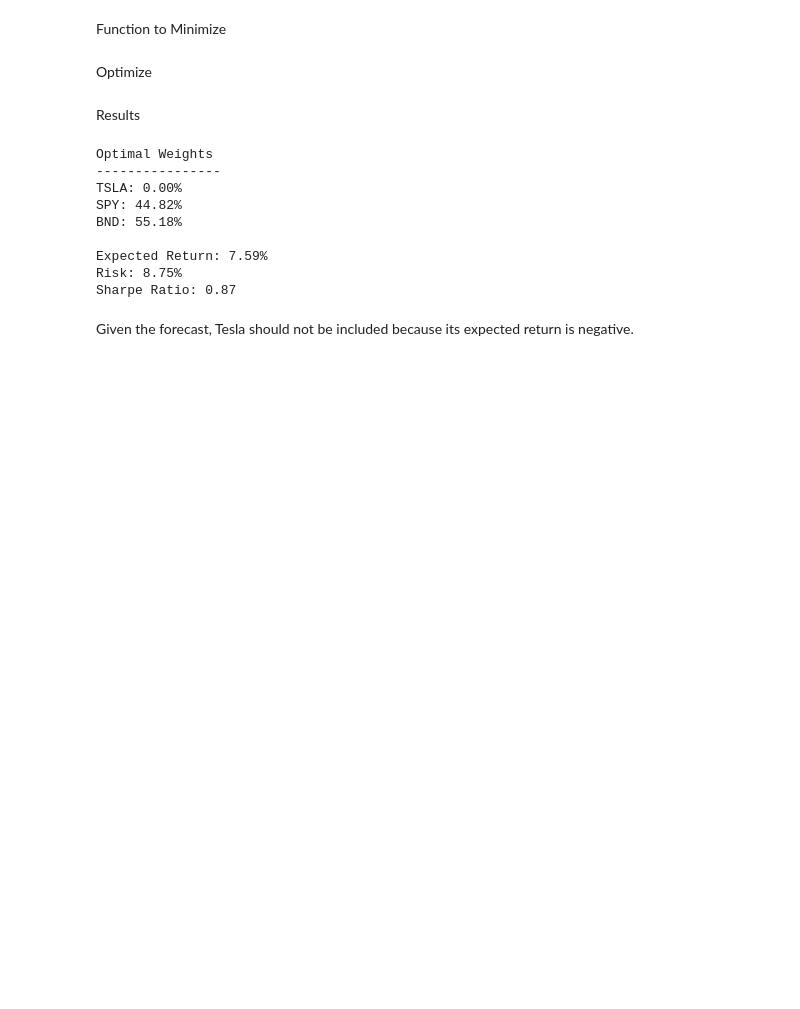
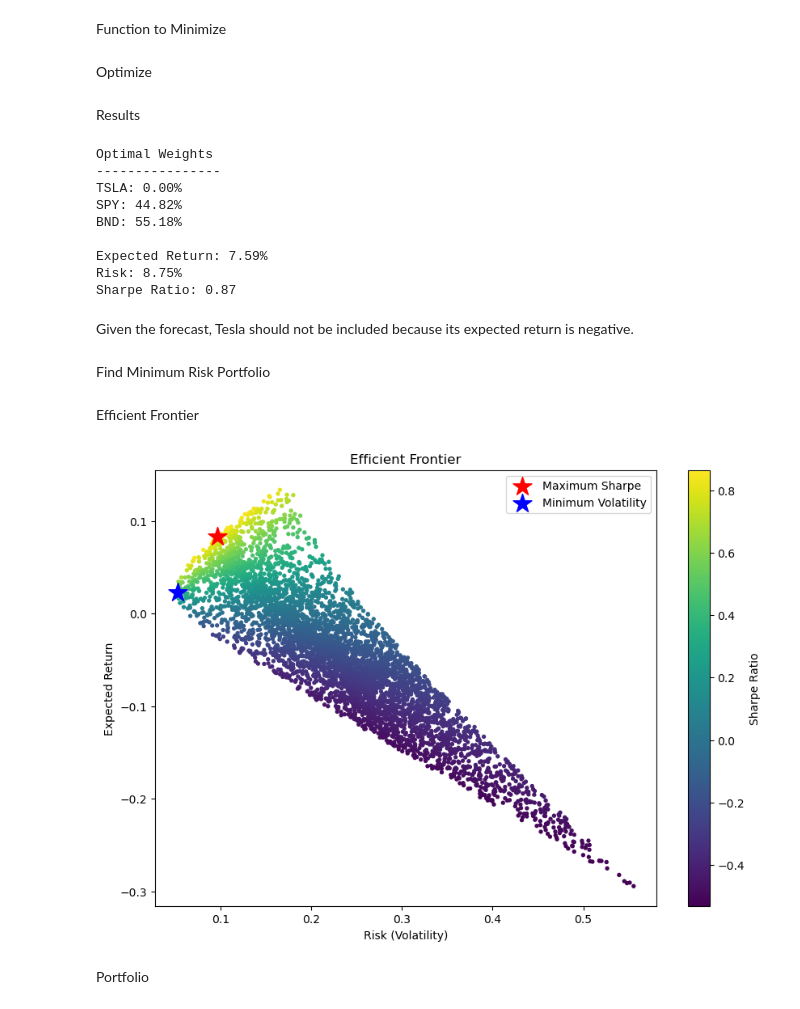
Before and after one commit to Dana-21-21/portfolio-optimization, a Jupyter notebook: notebooks/Task4_Portfolio_Optimization.ipynb, the cells around one changed output. Saved outputs shown, nothing was run; the diff lists cells and outputs as text; code cells hidden in the pictures; blank space fills up the shorter version.

Commit message:
Optimize Portfolio Based on Forecast

```diff
--- a/notebooks/Task4_Portfolio_Optimization.ipynb
+++ b/notebooks/Task4_Portfolio_Optimization.ipynb
@@ -270,0 +289,64 @@ weights_record = []
+# %%
+best_idx = np.argmax(results[2])
+
+best_return = results[0, best_idx]
+
+best_risk = results[1, best_idx]
+
+best_weights = weights_record[best_idx]
+# %% [markdown]
+Find Minimum Risk Portfolio
+# %%
+min_idx = np.argmin(results[1])
+
+min_return = results[0, min_idx]
+
+min_risk = results[1, min_idx]
+
+min_weights = weights_record[min_idx]
+# %% [markdown]
+Efficient Frontier
+# %%
+plt.figure(figsize=(10,7))
+
+plt.scatter(
+    results[1],
+    results[0],
+    c=results[2],
+    cmap="viridis",
+    s=8
+)
+
+plt.colorbar(label="Sharpe Ratio")
+
+plt.scatter(
+    best_risk,
+    best_return,
+    color="red",
+    marker="*",
+    s=300,
+    label="Maximum Sharpe"
+)
+
+plt.scatter(
+    min_risk,
+    min_return,
+    color="blue",
+    marker="*",
+    s=300,
+    label="Minimum Volatility"
+)
+
+plt.xlabel("Risk (Volatility)")
+
+plt.ylabel("Expected Return")
+
+plt.title("Efficient Frontier")
+
+plt.legend()
+
+plt.show()
+# %% [output]
+[figure, added]
+# %% [markdown]
+Portfolio
```
Also changed, not shown: parts of 2 cells of this notebook.
